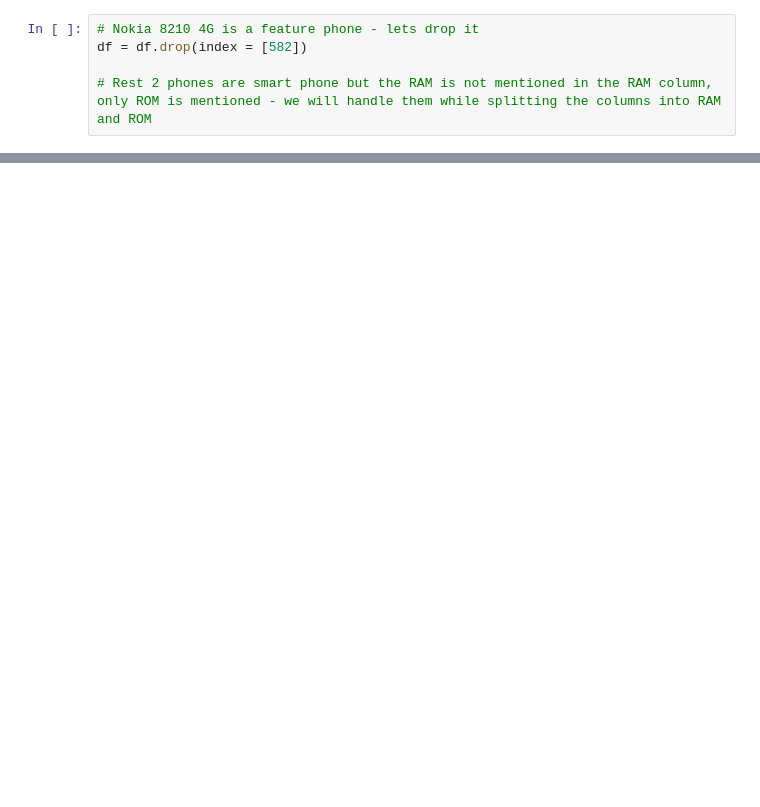
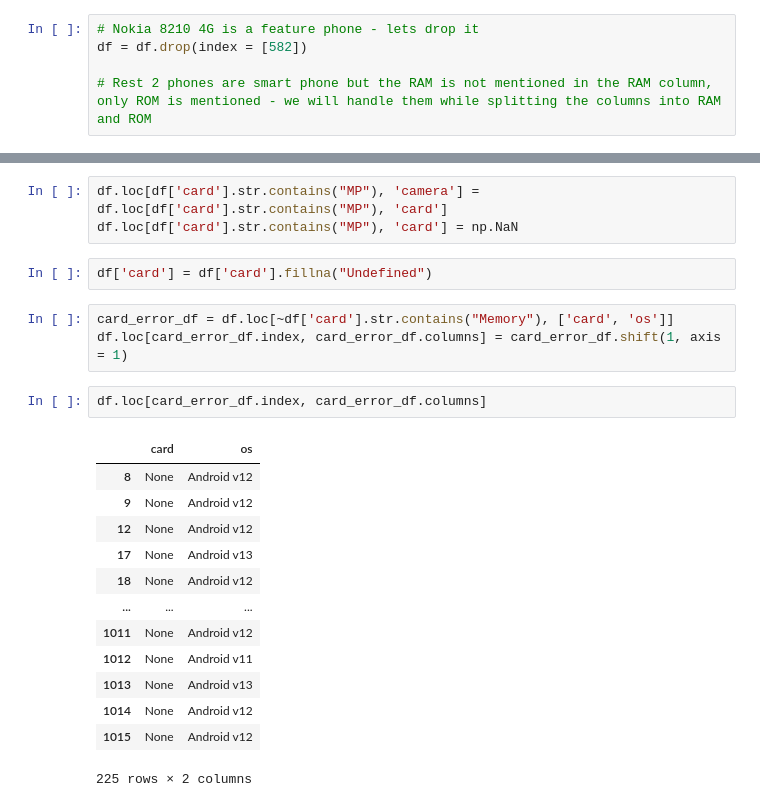
Before and after one commit to Shriram-Vibhute/CampusX-DSMP2.0, a Jupyter notebook: Data Analysis/data_cleaning.ipynb, the cells around one changed output, grey strips where cells are left out. Saved outputs shown, nothing was run; the diff lists cells and outputs as text; blank space fills up the shorter version.

```diff
--- a/Data Analysis/data_cleaning.ipynb
+++ b/Data Analysis/data_cleaning.ipynb
@@ -150,0 +222,24 @@ df = df.drop(index = [582])
+# %%
+df.loc[df['card'].str.contains("MP"), 'camera'] = df.loc[df['card'].str.contains("MP"), 'card']
+df.loc[df['card'].str.contains("MP"), 'card'] = np.NaN
+# %%
+df['card'] = df['card'].fillna("Undefined")
+# %%
+card_error_df = df.loc[~df['card'].str.contains("Memory"), ['card', 'os']]
+df.loc[card_error_df.index, card_error_df.columns] = card_error_df.shift(1, axis = 1)
+# %%
+df.loc[card_error_df.index, card_error_df.columns]
+# %% [output]
+|  | card | os |
+| 8 | None | Android v12 |
+| 9 | None | Android v12 |
+| 12 | None | Android v12 |
+| 17 | None | Android v13 |
+| 18 | None | Android v12 |
+| ... | ... | ... |
+| 1011 | None | Android v12 |
+| 1012 | None | Android v11 |
+| 1013 | None | Android v13 |
+| 1014 | None | Android v12 |
+| 1015 | None | Android v12 |
+225 rows × 2 columns
```
Also changed, not shown: parts of 23 cells of this notebook.
